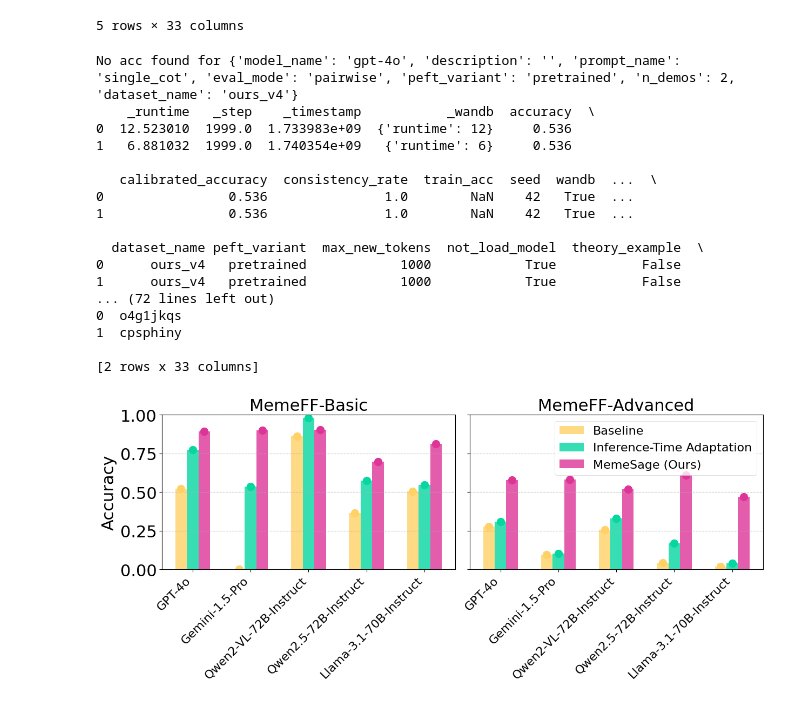
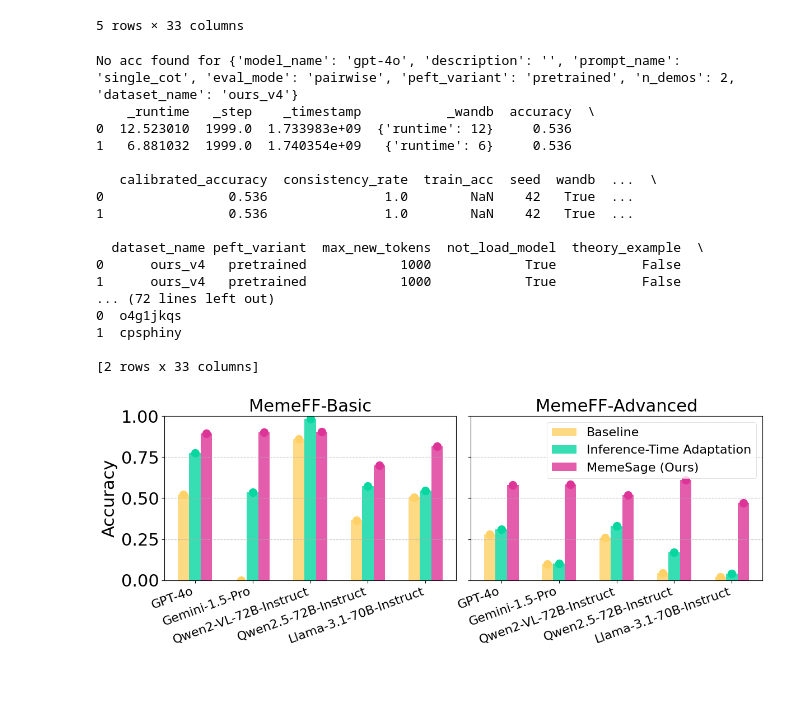
Before and after one commit to yzeng58/memeGen, a Jupyter notebook: analysis/memesage_plots.ipynb, the cells around one changed output. Drawn from its saved outputs; the diff is of its cells as text; code cells hidden in the pictures.

Commit message:
update all experimetns and plots

```diff
--- a/analysis/memesage_plots.ipynb
+++ b/analysis/memesage_plots.ipynb
@@ -191,8 +191,8 @@ fig, axes = plt.subplots(1, 2, sharey=True)
 plt.rc('xtick', labelsize=22)
 plt.rc('ytick', labelsize=22)
 mpl.rcParams['patch.linewidth']=0.5 #width of the boundary of legend
-fig.subplots_adjust(left=0.1, bottom=0.4, right=0.99, top=0.92, wspace=0.05, hspace=0.15) #margin of the figure
-fig.set_size_inches(12.5, 5.5) #exact size of the figure
+fig.subplots_adjust(left=0.1, bottom=0.27, right=0.99, top=0.92, wspace=0.05, hspace=0.15) #margin of the figure
+fig.set_size_inches(12, 4.5) #exact size of the figure
 
 # Set up the bar width and positions
 bar_width = 0.2  # Reduced bar width to accommodate 3 bars
@@ -241,35 +241,35 @@ for i, dataset in enumerate(datasets):
 
     ax.set_title(f'{datasets[dataset]}', fontsize=22)
     ax.set_xticks(index)
-    ax.set_xticklabels(models.values(), rotation=45, ha='right', fontsize=16)
+    ax.set_xticklabels(models.values(), rotation=20, ha='right', fontsize=16)
 
     # Set y-axis limits
     ax.set_ylim(0, 1.0)
 
     # Add grid for better readability
     ax.grid(axis='y', linestyle='--', alpha=0.7)
 
     if i == 0:
         ax.set_ylabel('Accuracy', fontsize=22)
 
 ax.legend(fontsize=16, loc = "upper right")
 plt.savefig(f"{root_dir}/figures/memesage_independent_eval.pdf")
 # %% [output]
 No acc found for {'model_name': 'gpt-4o', 'description': '', 'prompt_name': 'single_cot', 'eval_mode': 'pairwise', 'peft_variant': 'pretrained', 'n_demos': 2, 'dataset_name': 'ours_v4'}
     _runtime   _step    _timestamp           _wandb  accuracy  \
 0  12.523010  1999.0  1.733983e+09  {'runtime': 12}     0.536
 1   6.881032  1999.0  1.740354e+09   {'runtime': 6}     0.536
 
    calibrated_accuracy  consistency_rate  train_acc  seed  wandb  ...  \
 0                0.536               1.0        NaN    42   True  ...
 1                0.536               1.0        NaN    42   True  ...
 
   dataset_name peft_variant  max_new_tokens  not_load_model  theory_example  \
 0      ours_v4   pretrained            1000            True           False
 1      ours_v4   pretrained            1000            True           False
 ... (72 lines left out)
 0  o4g1jkqs
 1  cpsphiny
 
 [2 rows x 33 columns]
-[figure, old version]
+[figure, new version]
```
Also changed, not shown: 1 other file.
